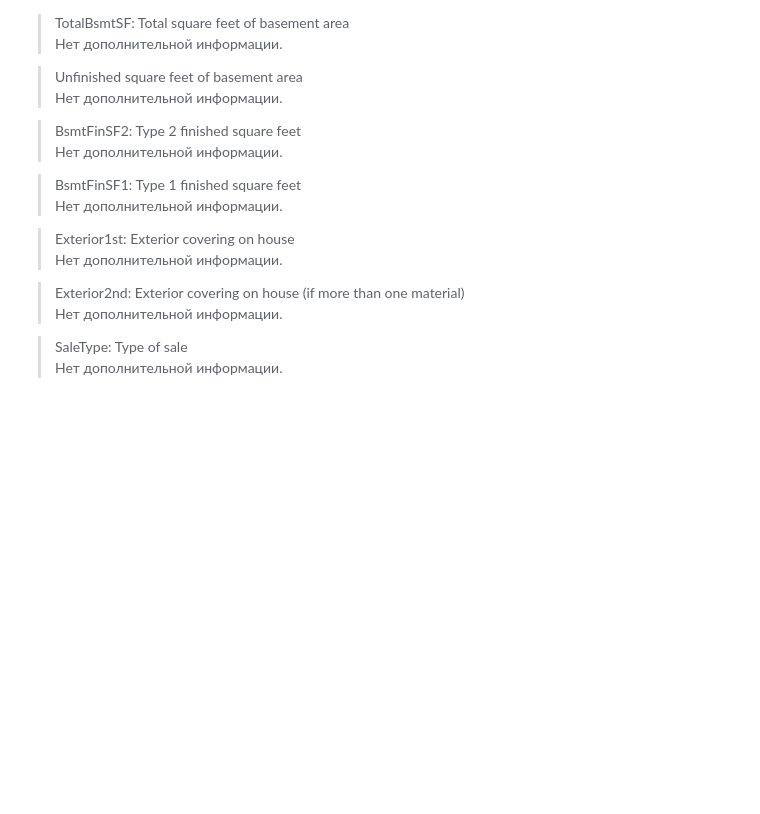
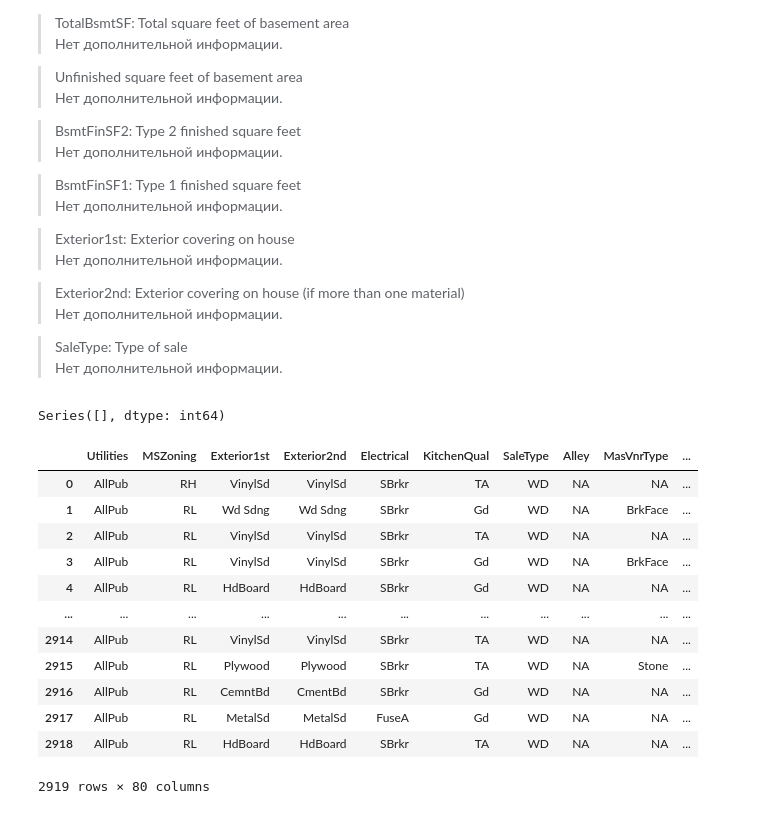
Before and after one commit to IvT-DS/caggle_house_pricing, a Jupyter notebook: main.ipynb, the cells around one changed output. Saved outputs shown, nothing was run; the diff lists cells and outputs as text; code cells hidden in the pictures; blank space fills up the shorter version.

```diff
--- a/main.ipynb
+++ b/main.ipynb
@@ -206,0 +208,6 @@ Name: SalePrice, dtype: float64
+# %%
+# Отделяем таргет от признаков
+train, y = df_train.iloc[:, :-1], df_train.iloc[:, -1]
+
+# Собираем тестовые и тренировоные данные вместе для препроцессинга
+df = pd.concat((df_test, train), ignore_index=True, axis=0)
@@ -211,9 +253,3 @@ df.shape
-# %%
-# Отделяем таргет от признаков
-df_train, y = df_train.iloc[:, :-1], df_train.iloc[:, -1]
-
-# Собираем тестовые и тренировоные данные вместе для препроцессинга
-df = pd.concat((df_test, df_train), ignore_index=True, axis=0)
 # %%
 # Получаем список колонок с NaN объектами и их количеством
 df_nan = df.isna().sum()[df.isna().sum() > 0]
@@ -346,9 +382,31 @@ MedianImputerValues = ["GarageYrBlt"]
 
 imputer = ColumnTransformer(
     transformers=[("MostFrequentImputer", SimpleImputer(strategy="most_frequent"), MostFrequentImputerValues),
-                  ("NAImputer", SimpleImputer(strategy="constant", fill_value="xx"), NAImputerValues),
-                  ("ZeroValuesImputer", SimpleImputer(strategy="constant", fill_value=1), ZeroValuesImputerValues),
+                  ("NAImputer", SimpleImputer(strategy="constant", fill_value="NA"), NAImputerValues),
+                  ("ZeroValuesImputer", SimpleImputer(strategy="constant", fill_value=0), ZeroValuesImputerValues),
                   ("MedianImputer", SimpleImputer(strategy="median"), MedianImputerValues)
                  ],
     verbose_feature_names_out = False,
     remainder = "passthrough")
+# %%
+processed_data = imputer.fit_transform(df)
+# %%
+processed_data.isna().sum()[processed_data.isna().sum() > 0]
+# %% [output]
+Series([], dtype: int64)
+# %%
+processed_data
+# %% [output]
+|  | Utilities | MSZoning | Exterior1st | Exterior2nd | Electrical | KitchenQual | SaleType | Alley | MasVnrType | ... |
+| 0 | AllPub | RH | VinylSd | VinylSd | SBrkr | TA | WD | NA | NA | ... |
+| 1 | AllPub | RL | Wd Sdng | Wd Sdng | SBrkr | Gd | WD | NA | BrkFace | ... |
+| 2 | AllPub | RL | VinylSd | VinylSd | SBrkr | TA | WD | NA | NA | ... |
+| 3 | AllPub | RL | VinylSd | VinylSd | SBrkr | Gd | WD | NA | BrkFace | ... |
+| 4 | AllPub | RL | HdBoard | HdBoard | SBrkr | Gd | WD | NA | NA | ... |
+| ... | ... | ... | ... | ... | ... | ... | ... | ... | ... | ... |
+| 2914 | AllPub | RL | VinylSd | VinylSd | SBrkr | TA | WD | NA | NA | ... |
+| 2915 | AllPub | RL | Plywood | Plywood | SBrkr | TA | WD | NA | Stone | ... |
+| 2916 | AllPub | RL | CemntBd | CmentBd | SBrkr | Gd | WD | NA | NA | ... |
+| 2917 | AllPub | RL | MetalSd | MetalSd | FuseA | Gd | WD | NA | NA | ... |
+| 2918 | AllPub | RL | HdBoard | HdBoard | SBrkr | TA | WD | NA | NA | ... |
+2919 rows × 80 columns
```
Also changed, not shown: parts of 35 cells of this notebook.
